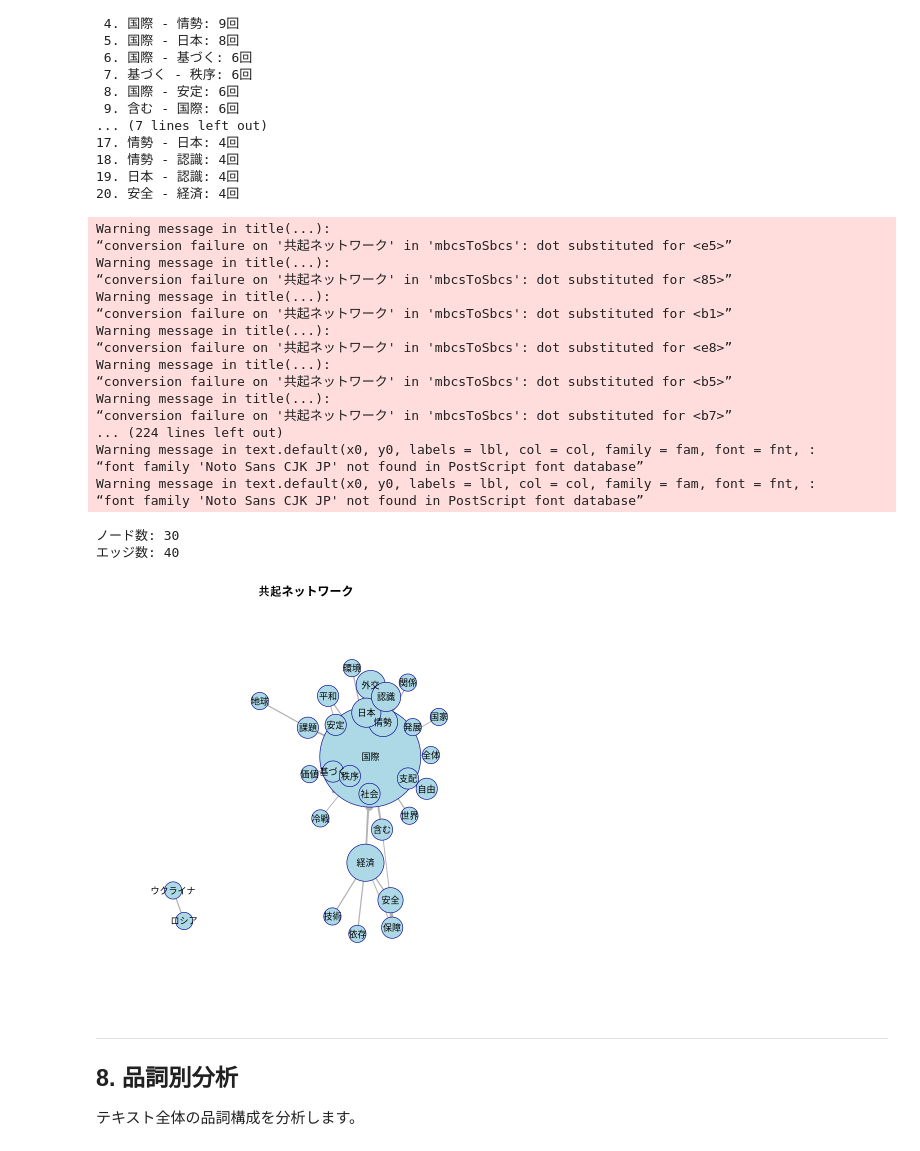
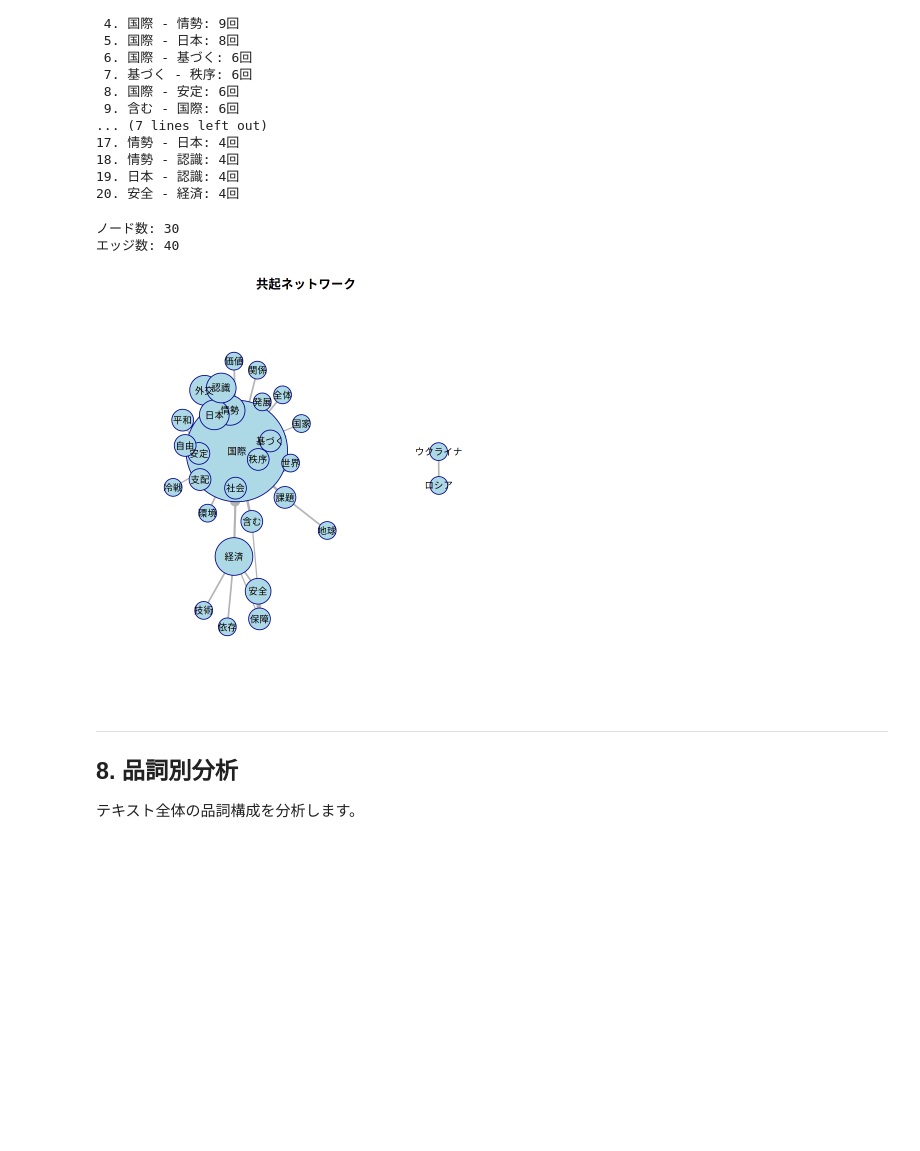
Before and after one commit to kkawailab/textmining-samples, a Jupyter notebook: text_mining_analysis_r.ipynb, the cells around one changed output. Cells and saved outputs as stored; diff of their text form; code cells hidden in the pictures; blank space fills up the shorter version.

```diff
--- a/text_mining_analysis_r.ipynb
+++ b/text_mining_analysis_r.ipynb
@@ -69,8 +69,13 @@ library(tidyr)
 library(ggplot2)
 library(stringr)
 
+# ===== Cairoによる日本語フォント設定 =====
+# R内蔵のcairoグラフィックスデバイスを使用（日本語フォント対応）
+options(bitmapType = "cairo")
+
 # 日本語フォント設定
-theme_set(theme_gray(base_family = "Noto Sans CJK JP"))
+JP_FONT <- "Noto Sans CJK JP"
+theme_set(theme_gray(base_family = JP_FONT))
 
 # MeCabをシステムコマンドで呼び出す関数
 mecab_parse <- function(text) {
@@ -131,6 +136,7 @@ mecab_freq <- function(text) {
 }
 
 cat("パッケージの読み込み完了\n")
+cat("Cairo日本語フォント設定完了\n")
 cat("MeCab関数を定義しました\n")
 # %% [output]
 パッケージの読み込み完了
@@ -467,60 +459,45 @@ for (i in 1:nrow(top20_pairs)) {
 19. 日本 - 認識: 4回
 20. 安全 - 経済: 4回
 # %%
-# 共起ネットワークの可視化
+# 共起ネットワークの可視化（cairo使用）
 library(igraph)
 
 # 上位40ペアでネットワーク作成
 top_pairs <- head(cooccurrence_df, 40) %>%
   filter(count >= 2)
 
 if (nrow(top_pairs) > 0) {
   # グラフを作成
   g <- graph_from_data_frame(top_pairs[, c("word1", "word2", "count")], directed = FALSE)
   E(g)$weight <- top_pairs$count
 
   # ノードサイズを次数に基づいて設定
   V(g)$size <- degree(g) * 3 + 10
 
   # エッジの太さを重みに基づいて設定
   E(g)$width <- E(g)$weight * 0.5
 
-  # プロット
-  par(mar = c(0, 0, 2, 0))
-  plot(g,
-       layout = layout_with_fr(g),
-       vertex.color = "lightblue",
-       vertex.frame.color = "darkblue",
-       vertex.label.family = "Noto Sans CJK JP",
-       vertex.label.cex = 0.9,
-       vertex.label.color = "black",
-       edge.color = "gray70",
-       main = "共起ネットワーク")
+  # プロット（日本語フォント対応、警告抑制）
+  suppressWarnings({
+    par(mar = c(0, 0, 2, 0), family = JP_FONT)
+    plot(g,
+         layout = layout_with_fr(g),
+         vertex.color = "lightblue",
+         vertex.frame.color = "darkblue",
+         vertex.label.family = JP_FONT,
+         vertex.label.cex = 0.9,
+         vertex.label.color = "black",
+         edge.color = "gray70",
+         main = "共起ネットワーク")
+  })
 
   cat(sprintf("\nノード数: %d\n", vcount(g)))
   cat(sprintf("エッジ数: %d\n", ecount(g)))
 }
 # %% [output]
-Warning message in title(...):
-“conversion failure on '共起ネットワーク' in 'mbcsToSbcs': dot substituted for <e5>”
-Warning message in title(...):
-“conversion failure on '共起ネットワーク' in 'mbcsToSbcs': dot substituted for <85>”
-Warning message in title(...):
-“conversion failure on '共起ネットワーク' in 'mbcsToSbcs': dot substituted for <b1>”
-Warning message in title(...):
-“conversion failure on '共起ネットワーク' in 'mbcsToSbcs': dot substituted for <e8>”
-Warning message in title(...):
-“conversion failure on '共起ネットワーク' in 'mbcsToSbcs': dot substituted for <b5>”
-Warning message in title(...):
-“conversion failure on '共起ネットワーク' in 'mbcsToSbcs': dot substituted for <b7>”
-... (224 lines left out)
-Warning message in text.default(x0, y0, labels = lbl, col = col, family = fam, font = fnt, :
-“font family 'Noto Sans CJK JP' not found in PostScript font database”
-Warning message in text.default(x0, y0, labels = lbl, col = col, family = fam, font = fnt, :
-“font family 'Noto Sans CJK JP' not found in PostScript font database”
+ノード数: 30
+エッジ数: 40
-ノード数: 30
-エッジ数: 40
-[figure, old version]
+[figure, new version]
 # %% [markdown]
 ---
 ## 8. 品詞別分析
```
Also changed, not shown: parts of 5 cells of this notebook.
